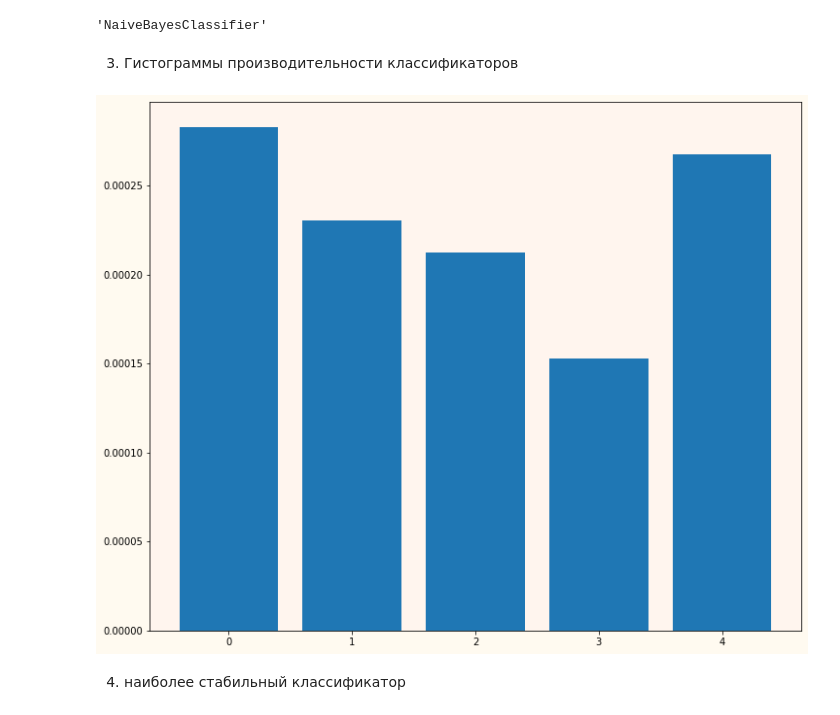
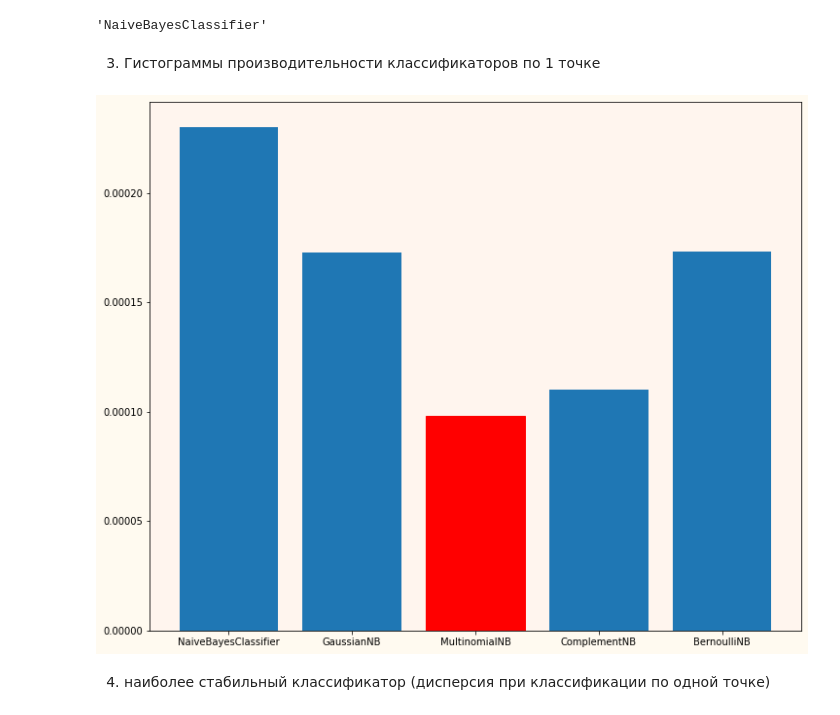
Before and after one commit to Gorbacheb/ai, a Jupyter notebook: LR2_bayes_classifier.ipynb, the cells around one changed output. Drawn from its saved outputs; the diff is of its cells as text; code cells hidden in the pictures.

Commit message:
update plots

```diff
--- a/LR2_bayes_classifier.ipynb
+++ b/LR2_bayes_classifier.ipynb
@@ -25,8 +25,8 @@ class NaiveBayesClassifier(object):
         return self.y_classes[np.argmax(probs)]
 
     def compute_prob(self, x, y):
-        c = 1.0 / np.sqrt(2.0 * np.pi * np.square(self.var_x[y]))
-        return np.prod(c * np.exp(-1.0 * np.square(x - self.u[y]) / (2.0 * np.square(self.var_x[y])))) #формула распределения вероятности тут походу косяк
+        c = 1.0 / np.sqrt(2.0 * np.pi * self.var_x[y])
+        return np.prod(c * np.exp(-1.0 * np.square(x - self.u[y]) / (2.0 * self.var_x[y]))) #формула распределения вероятности
 
     def evaluate(self, X, y):
         return (self.predict(X) == y).mean()
@@ -80,14 +80,24 @@ for model in [NaiveBayesClassifier(), GaussianNB(), MultinomialNB(), ComplementN
   accuracy = evaluate(model.predict(Xtest), Ytest)
   print(accuracy*100, '%')
   #подсчет времени на классификацию по одному
-  arr = []
+  arr_one = []
   for i in range(len(Xtest) - 1):
     start_time = time.time()
     model.predict(Xtest[i:i + 1])
     end_time = time.time()
-    arr.append(end_time - start_time)
+    arr_one.append(end_time - start_time)
   #sns.heatmap(conf_mat, annot=True)
-  classifers_info.append((type(model).__name__, accuracy, arr[0], np.var(arr),conf_mat))
+  #подсчет времени на классфикацию по всей выборке 100 раз (типо стресстест такой)
+
+  arr_full = []
+  for i in range(100):
+    tmp_test = shuffle(Xtest)
+    start_time = time.time()
+    model.predict(tmp_test)
+    end_time = time.time()
+    arr_full.append(end_time - start_time)
+
+  classifers_info.append((type(model).__name__, accuracy, arr_one[0], np.var(arr_one), conf_mat, np.mean(arr_full), np.var(arr_full)))
 
 print(classifers_info)
 # %% [output]
@@ -115,22 +125,25 @@ max(classifers_info, key = lambda x: x[1])[0]
 # %% [output]
 'NaiveBayesClassifier'
 # %% [markdown]
-3) Гистограммы производительности классификаторов
+3) Гистограммы производительности классификаторов по 1 точке
 # %%
-x = np.arange(0, len(classifers_info))
+x = [i[0] for i in classifers_info]
 y = [n[2] for n in classifers_info]
 
 fig, ax = plt.subplots()
 
-ax.bar(x, y)
+mn = min(classifers_info, key = lambda x: x[2])[0]
+idx = x.index(mn)
+barlist = ax.bar(x, y)
+barlist[idx].set_color('r')
 
 ax.set_facecolor('seashell')
 fig.set_facecolor('floralwhite')
 fig.set_figwidth(12)
 fig.set_figheight(10)
 
 plt.show()
 # %% [output]
-[figure, old version]
+[figure, new version]
 # %% [markdown]
-4) наиболее стабильный классификатор
+4) наиболее стабильный классификатор (дисперсия при классификации по одной точке)
```
Also changed, not shown: parts of 11 cells of this notebook.
